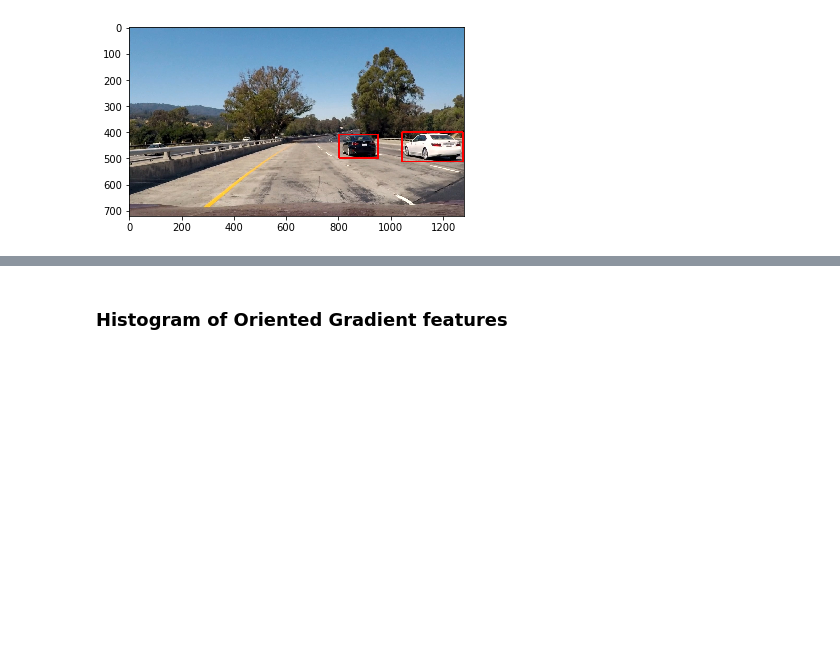
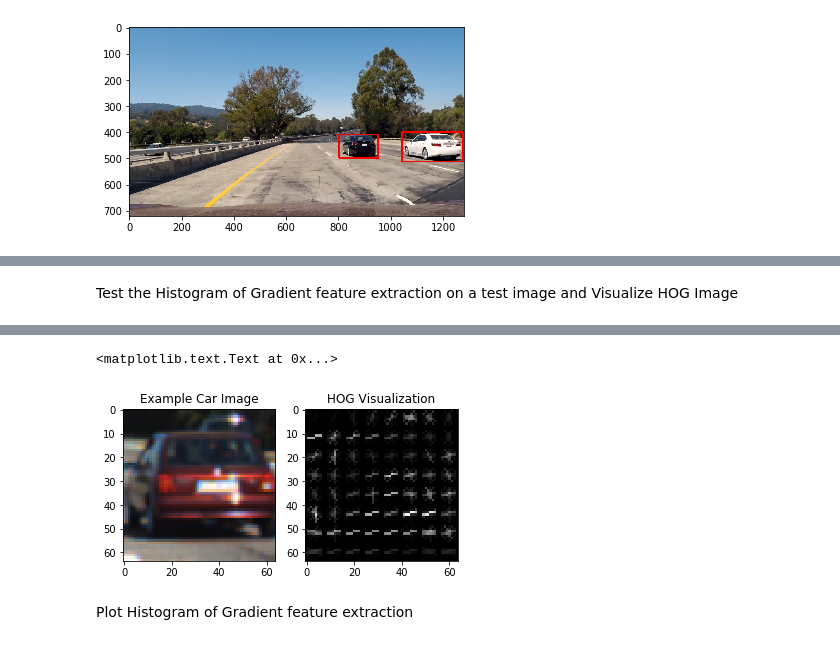
Before and after one commit to vinny-palumbo/AutonomousCars-VehicleDetection, a Jupyter notebook: pipeline.ipynb, the cells around one changed output, grey strips where cells are left out. Cells and saved outputs as stored; diff of their text form; code cells hidden in the pictures; blank space fills up the shorter version.

```diff
--- a/pipeline.ipynb
+++ b/pipeline.ipynb
@@ -121,0 +125,39 @@ plt.title('Spatially Binned Features')
+# %%
+from skimage.feature import hog
+
+# Define a function to return HOG features and visualization
+def get_hog_features(img, orient, pix_per_cell, cell_per_block, vis=False, feature_vec=True):
+    if vis == True:
+        features, hog_image = hog(img, orientations=orient, pixels_per_cell=(pix_per_cell, pix_per_cell),
+                                  cells_per_block=(cell_per_block, cell_per_block), transform_sqrt=True,
+                                  visualise=True, feature_vector=False)
+        return features, hog_image
+    else:
+        features = hog(img, orientations=orient, pixels_per_cell=(pix_per_cell, pix_per_cell),
+                       cells_per_block=(cell_per_block, cell_per_block), transform_sqrt=True,
+                       visualise=False, feature_vector=feature_vec)
+        return features
+# %% [markdown]
+Test the Histogram of Gradient feature extraction on a test image and Visualize HOG Image
+# %%
+# Convert image to grayscale
+gray = cv2.cvtColor(test_vehicule_image, cv2.COLOR_RGB2GRAY)
+
+# Define HOG parameters
+orient = 9
+pix_per_cell = 8
+cell_per_block = 2
+# Call our function with vis=True to see an image output
+features, hog_image = get_hog_features(gray, orient,
+                        pix_per_cell, cell_per_block,
+                        vis=True, feature_vec=False)
+
+# Plot the examples
+fig = plt.figure()
+plt.subplot(121)
+plt.imshow(test_vehicule_image, cmap='gray')
+plt.title('Example Car Image')
+plt.subplot(122)
+plt.imshow(hog_image, cmap='gray')
+plt.title('HOG Visualization')
+# %% [output]
@@ -122,2 +166,4 @@ plt.title('Spatially Binned Features')
+<matplotlib.text.Text at 0x...>
+[figure, added]
 # %% [markdown]
-### Histogram of Oriented Gradient features
+Plot Histogram of Gradient feature extraction
```
Also changed, not shown: parts of 12 cells of this notebook, 6 other files.
